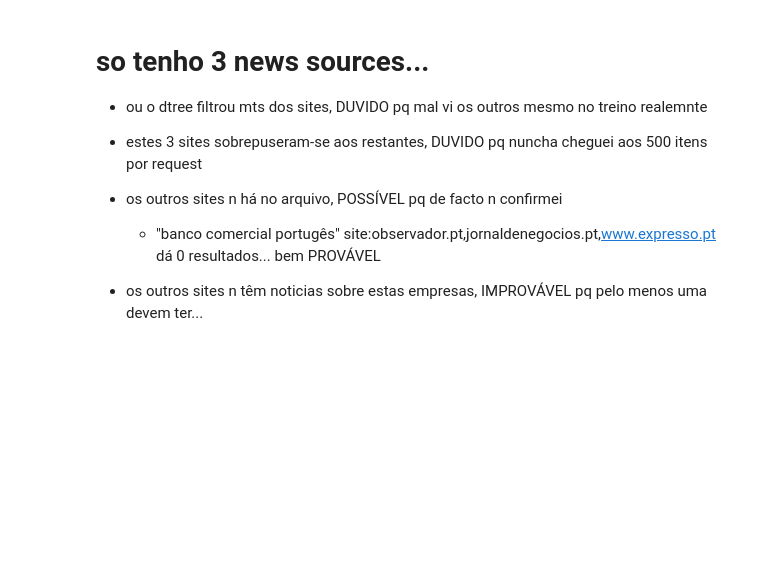
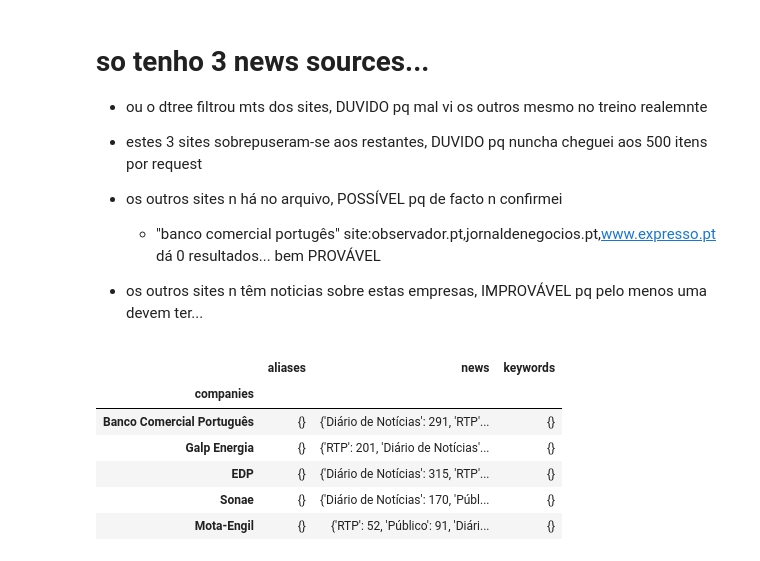
Before and after one commit to Hugoverissimo21/InfoMosaic, a Jupyter notebook: Untitled4 newsVSsource.ipynb, the cells around one changed output. Drawn from its saved outputs; the diff is of its cells as text; code cells hidden in the pictures; blank space fills up the shorter version.

```diff
--- a/Untitled4 newsVSsource.ipynb
+++ b/Untitled4 newsVSsource.ipynb
@@ -40,19 +44,28 @@ df
 # %%
 def getSource(x):
     sources = {}
     for i in x:
         try:
             source = i["newsSource"]
             if source in sources:
                 sources[source] += 1
             else:
                 sources[source] = 1
         except:
             return {}
     return sources
 
 
 df = df.map(getSource)
+df
+# %% [output]
+|  | aliases | news | keywords |
+| companies |  |  |  |
+| Banco Comercial Português | {} | {'Diário de Notícias': 291, 'RTP'... | {} |
+| Galp Energia | {} | {'RTP': 201, 'Diário de Notícias'... | {} |
+| EDP | {} | {'Diário de Notícias': 315, 'RTP'... | {} |
+| Sonae | {} | {'Diário de Notícias': 170, 'Públ... | {} |
+| Mota-Engil | {} | {'RTP': 52, 'Público': 91, 'Diári... | {} |
 # %%
 import matplotlib.pyplot as plt
 import numpy as np
```
Also changed, not shown: parts of 3 cells of this notebook.
